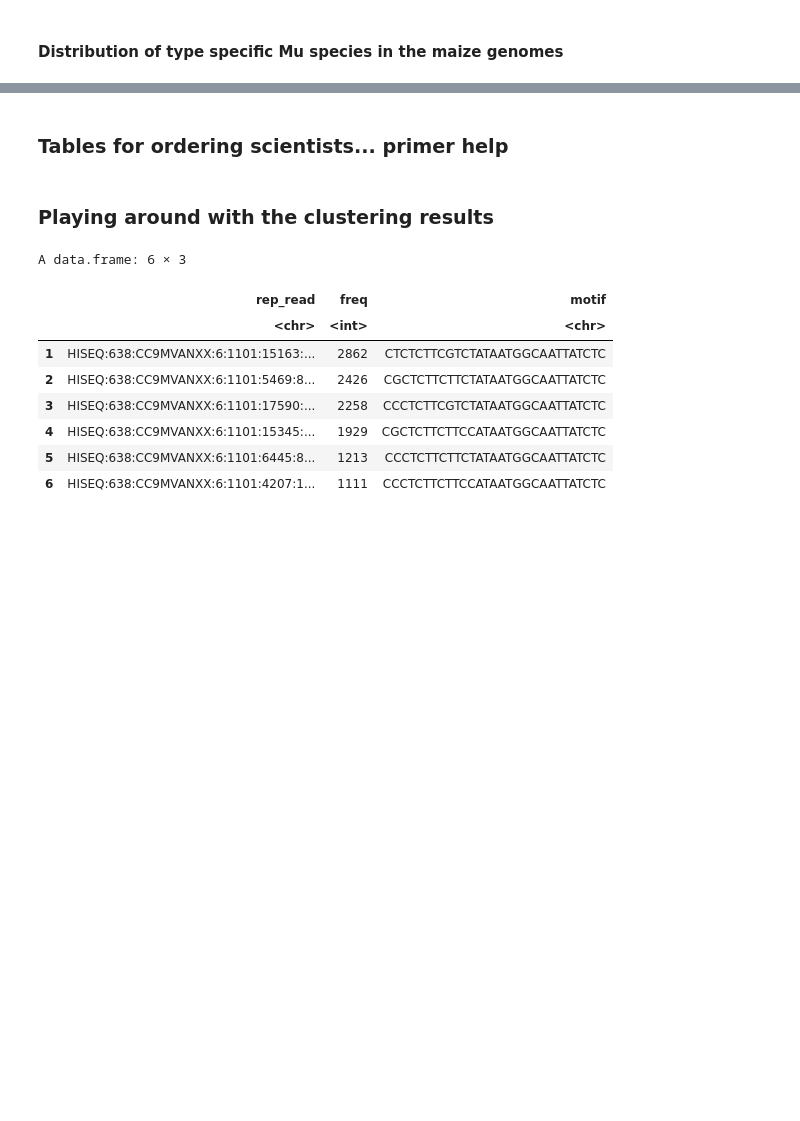
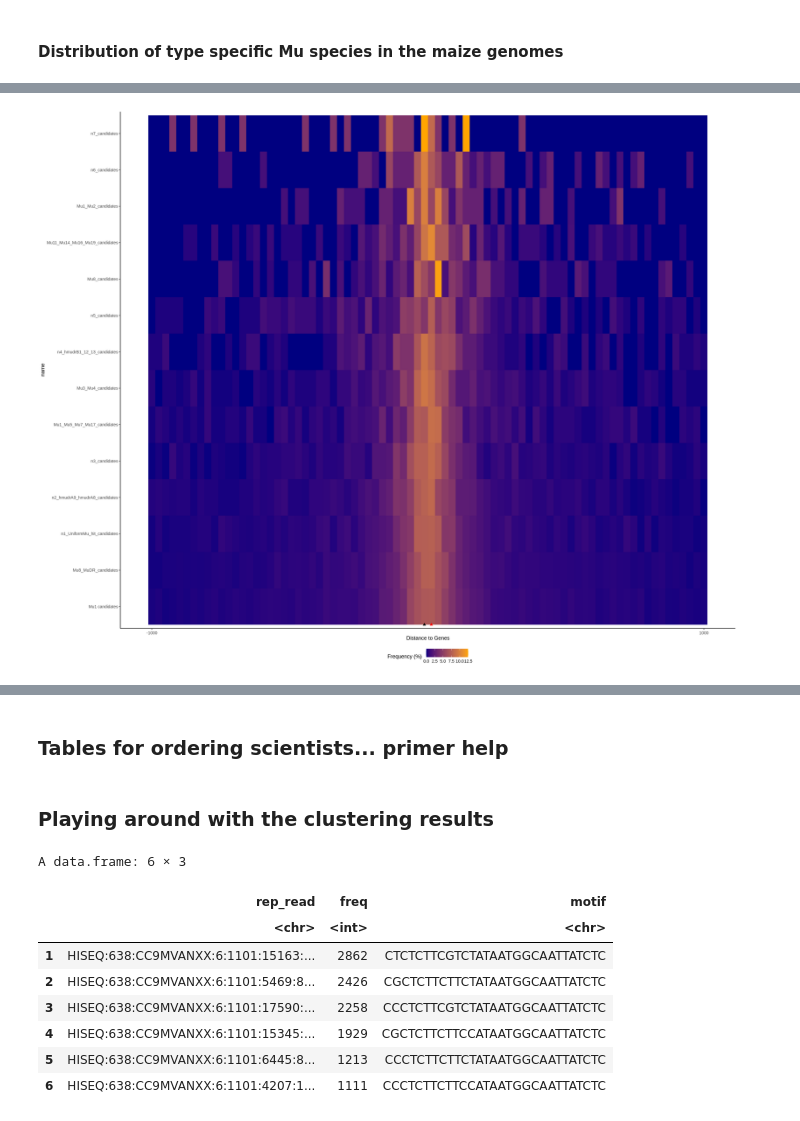
Before and after one commit to tgstoecker/MuWU, a Jupyter notebook: workflow/notebooks/te_typing_analysis.ipynb, the cells around one changed output, grey strips where cells are left out. Saved outputs shown, nothing was run; the diff lists cells and outputs as text; code cells hidden in the pictures; blank space fills up the shorter version.

```diff
--- a/workflow/notebooks/te_typing_analysis.ipynb
+++ b/workflow/notebooks/te_typing_analysis.ipynb
@@ -690,0 +922,12 @@ Warning message in cor(., method = "pearson"):
+# %%
+#featureDist
+nbins=40
+
+GeneDist = calcFeatureDist(query = queryList, features = partitionList$fiveUTR)
+#GeneDist <- lapply(GeneDist, FUN = quick_invert)
+# Then plot the result:
+plotFeatureDist(GeneDist, featureName="Genes", size = 1e3, nbins = nbins, tile = TRUE, labelOrder = "default") +
+  geom_point(aes(x=nbins+1, y=0.5), color="red",
+                   size=2, shape=17, alpha=0.8)
+# %% [output]
+[figure, added]
```
Also changed, not shown: parts of 19 cells of this notebook.
